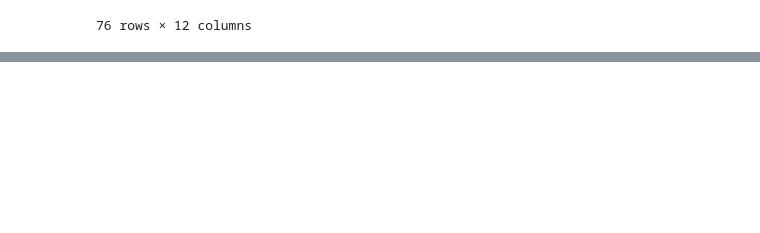
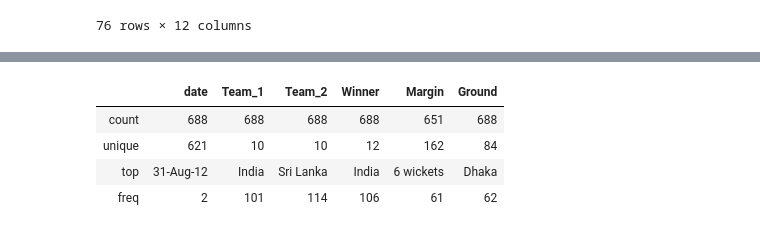
Before and after one commit to the-blue-sparrow/CWC-2019-Prediction, a Jupyter notebook: CWC 2019.ipynb, the cells around one changed output, grey strips where cells are left out. Saved outputs shown, nothing was run; the diff lists cells and outputs as text; code cells hidden in the pictures; blank space fills up the shorter version.

```diff
--- a/CWC 2019.ipynb
+++ b/CWC 2019.ipynb
@@ -38,0 +51,8 @@ pd.crosstab([df.Team_1,df.Team_2], df.Winner)
+# %%
+df.describe(include=object)
+# %% [output]
+|  | date | Team_1 | Team_2 | Winner | Margin | Ground |
+| count | 688 | 688 | 688 | 688 | 651 | 688 |
+| unique | 621 | 10 | 10 | 12 | 162 | 84 |
+| top | 31-Aug-12 | India | Sri Lanka | India | 6 wickets | Dhaka |
+| freq | 2 | 101 | 114 | 106 | 61 | 62 |
```
Also changed, not shown: parts of 4 cells of this notebook.
